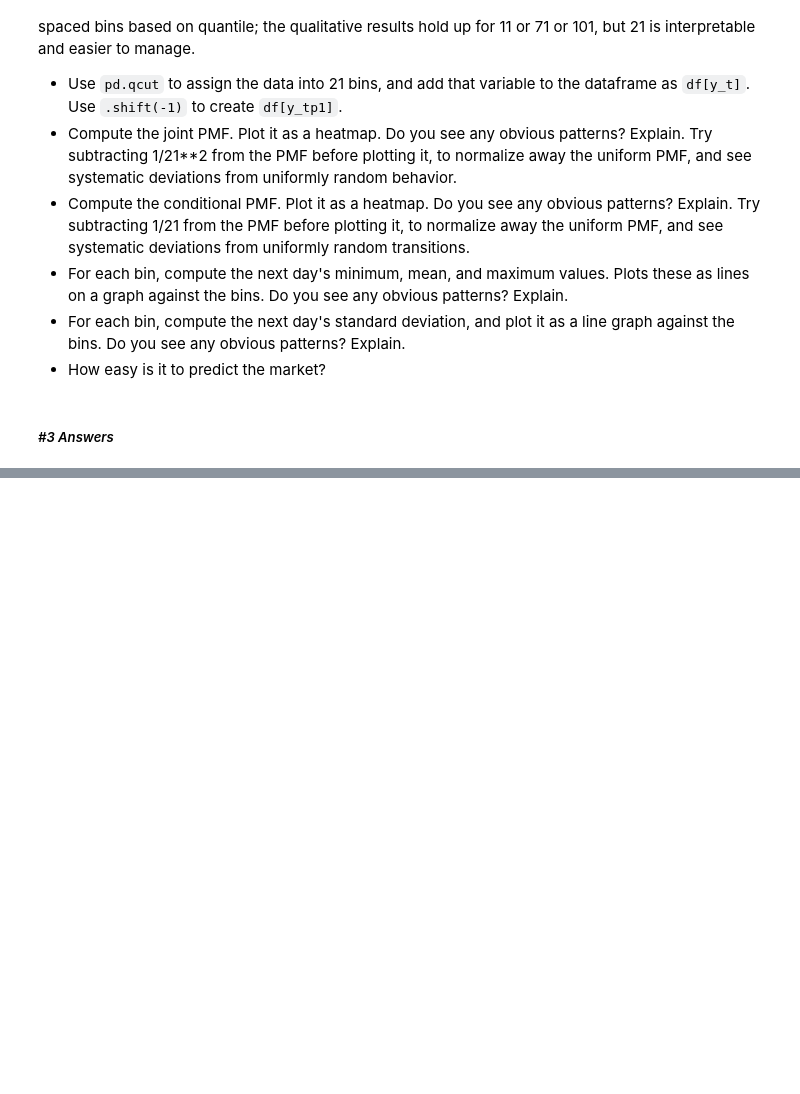
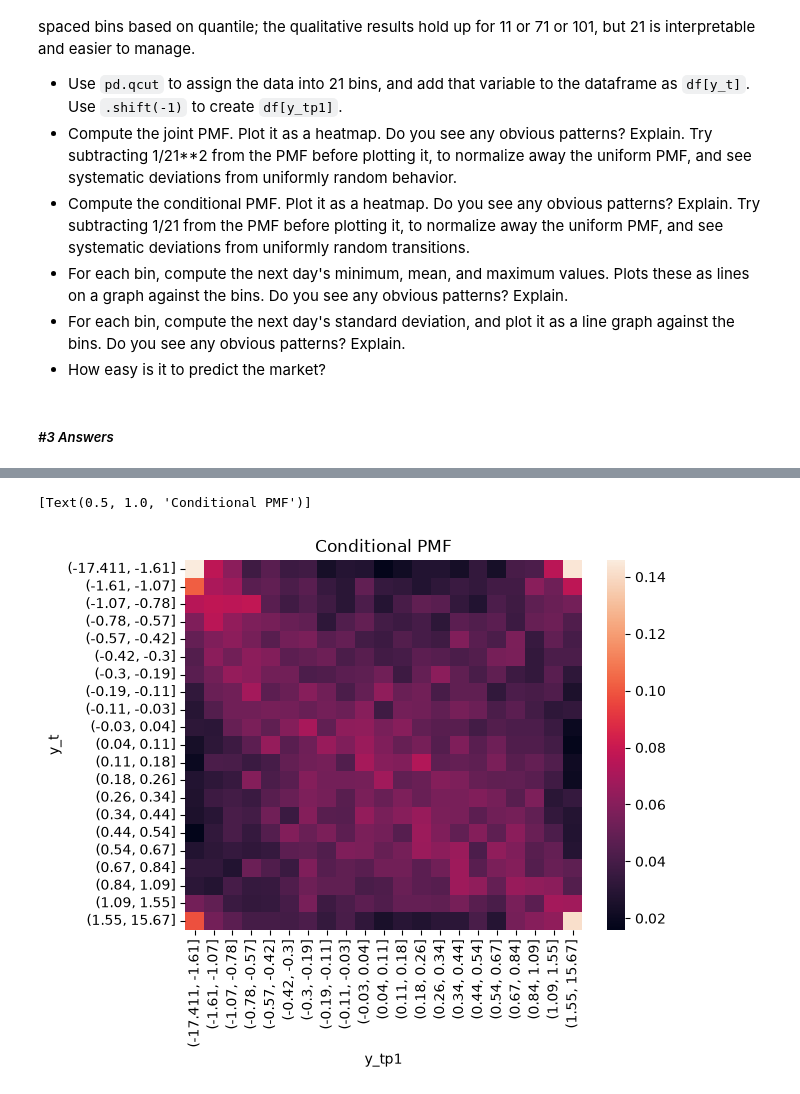
Before and after one commit to ae-phillips/uu_markov, a Jupyter notebook: lab_1/lab.ipynb, the cells around one changed output, grey strips where cells are left out. Saved outputs shown, nothing was run; the diff lists cells and outputs as text; code cells hidden in the pictures; blank space fills up the shorter version.

```diff
--- a/lab_1/lab.ipynb
+++ b/lab_1/lab.ipynb
@@ -262,0 +303,13 @@ The choice of five bins was arbitrary. For more realistic or complex models, we'
+# %%
+# conditional PMF heatmap
+
+tab = pd.crosstab(
+    df["y_t"],
+    df["y_tp1"],
+    normalize = "index"
+)
+
+sns.heatmap(tab).set(title='Conditional PMF')
+# %% [output]
+[Text(0.5, 1.0, 'Conditional PMF')]
+[figure, added]
```
Also changed, not shown: parts of 10 cells of this notebook.
